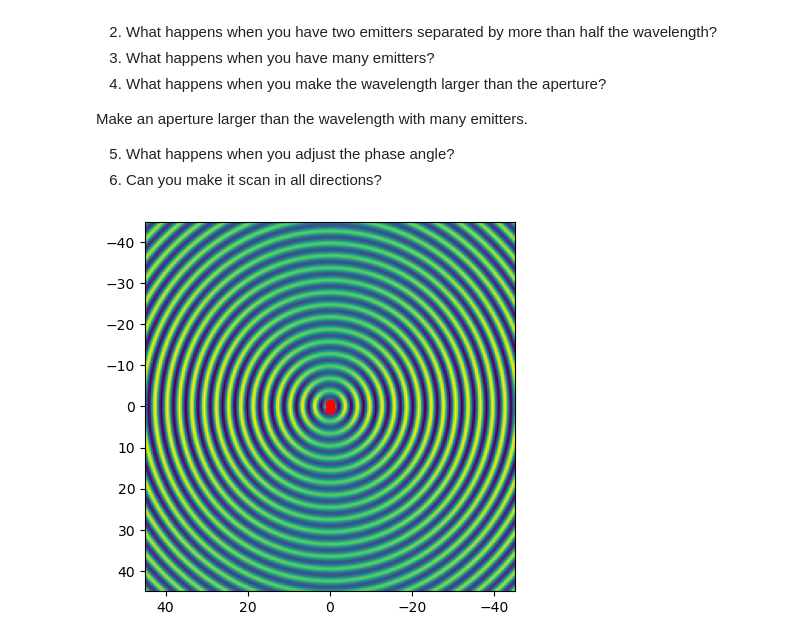
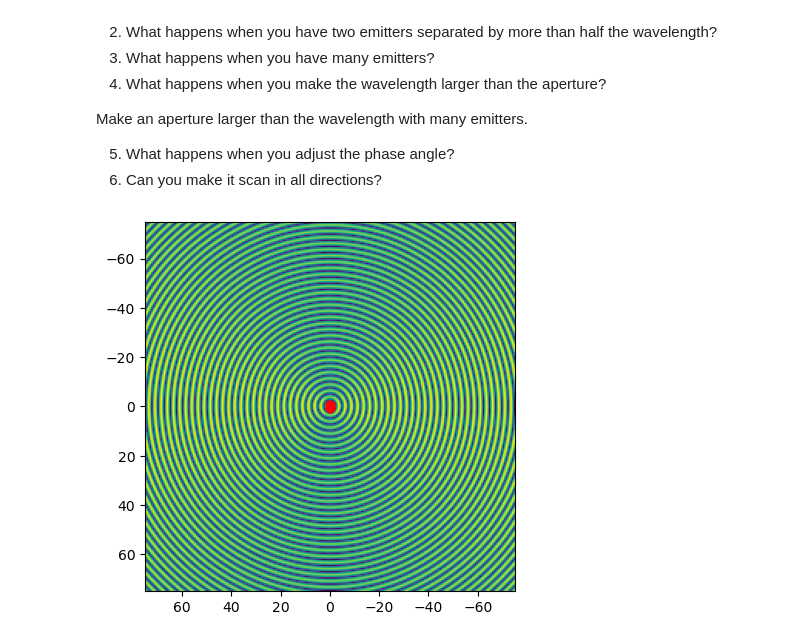
Before and after one commit to edinburgh-university-OOSA/active_sensing, a Jupyter notebook: radar_phase/radar_phase.ipynb, the cells around one changed output. Cells and saved outputs as stored; diff of their text form; code cells hidden in the pictures.

```diff
--- a/radar_phase/radar_phase.ipynb
+++ b/radar_phase/radar_phase.ipynb
@@ -142,6 +144,8 @@ def plotInterference(N,D,A,l,p):
 
     # set image size
     imWidth=l*30
+    if(imWidth<50):
+        imWidth=50.0
     res=l/8
     nX=int(imWidth//res)
     nY=int(imWidth//res)
@@ -163,7 +167,7 @@ def plotInterference(N,D,A,l,p):
 
 
     # plot
-    plt.imshow(fieldS,extent=(imWidth/2,-imWidth/2,imWidth/2,-imWidth/2))
+    plt.imshow(np.abs(fieldS),extent=(imWidth/2,-imWidth/2,imWidth/2,-imWidth/2))
     plt.scatter(x=xs, y=ys, c='r', s=40)
     plt.show()
 
@@ -189,14 +193,14 @@ Make an aperture larger than the wavelength with many emitters.
 # %%
 # define the number of EM sources and the total extent they are spread over (D, aperture size)
 N=2
 D=1
 
 # define the EM properties. Phase is the total phase shift from one end to the other
 A=1.0   # amplitude
-l=3   # wavelength in metres
+l=5   # wavelength in metres
 p=0   # phase differnce in degrees between each emitter
 
 # make the plot
 plotInterference(N,D,A,l,p)
 # %% [output]
-[figure, old version]
+[figure, new version]
```
Also changed, not shown: parts of 2 cells of this notebook.
